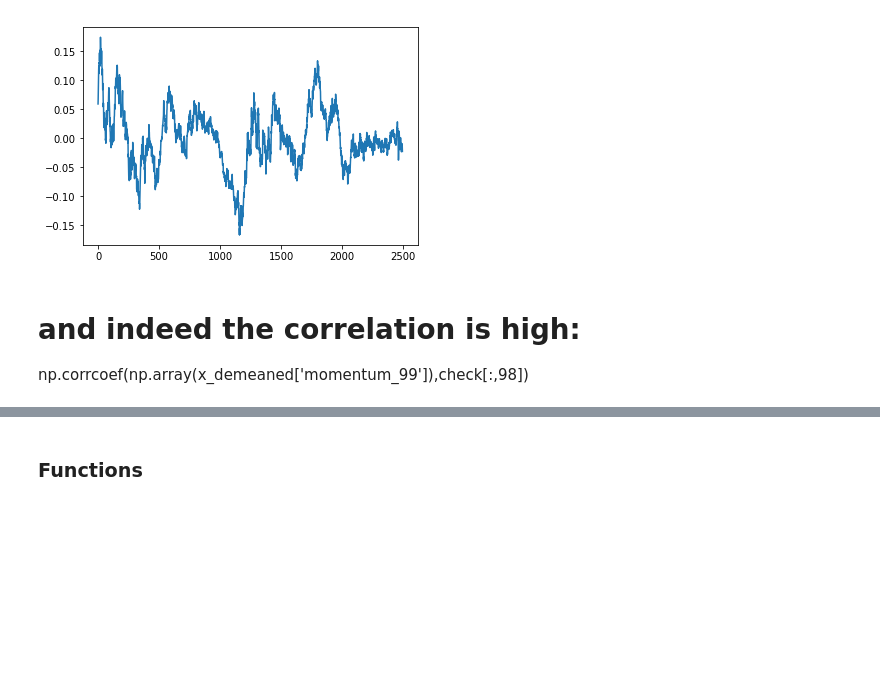
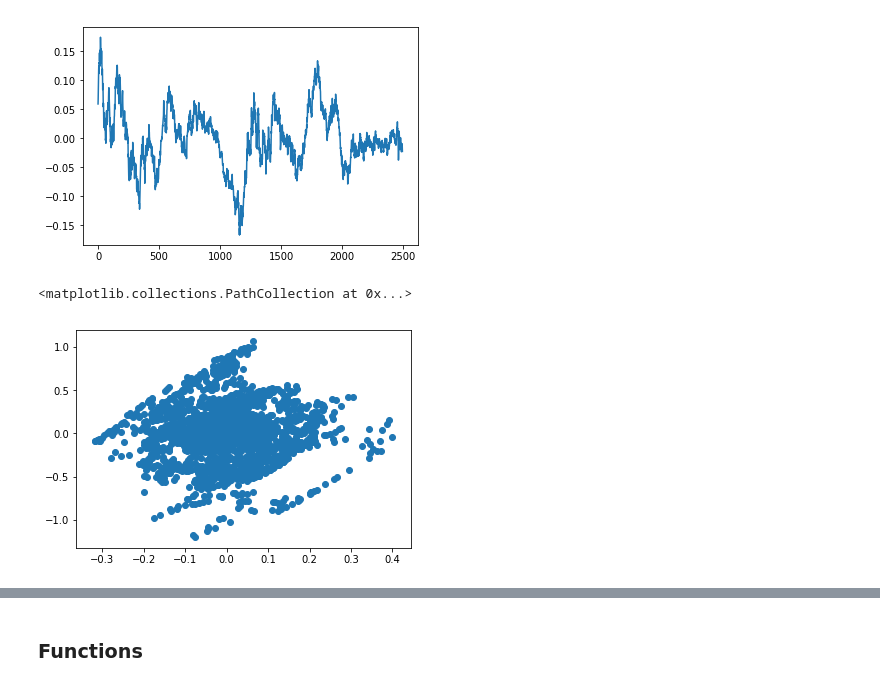
Before and after one commit to HugoLu88/Strategy-creation, a Jupyter notebook: Working/working_principles.ipynb, the cells around one changed output, grey strips where cells are left out. Cells and saved outputs as stored; diff of their text form; code cells hidden in the pictures; blank space fills up the shorter version.

```diff
--- a/Working/working_principles.ipynb
+++ b/Working/working_principles.ipynb
@@ -248,6 +243,3 @@ plt.plot(x_demeaned['momentum_99'])
 # %% [output]
 [<matplotlib.lines.Line2D at 0x...>]
 [figure]
-# %% [markdown]
-# and indeed the correlation is high:
-np.corrcoef(np.array(x_demeaned['momentum_99']),check[:,98])
@@ -253,0 +253,8 @@ np.corrcoef(np.array(x_demeaned['momentum_99']),check[:,98])
+# %%
+x_new = x_demeaned@eVec[1] ## these are the principle components; the x values weighted by the eigen vectors.
+## let us look at the two PCA components
+# %%
+plt.scatter(x_new.iloc[:,97],x_new.iloc[:,98])
+# %% [output]
+<matplotlib.collections.PathCollection at 0x...>
+[figure, added]
```
Also changed, not shown: parts of 13 cells of this notebook.
